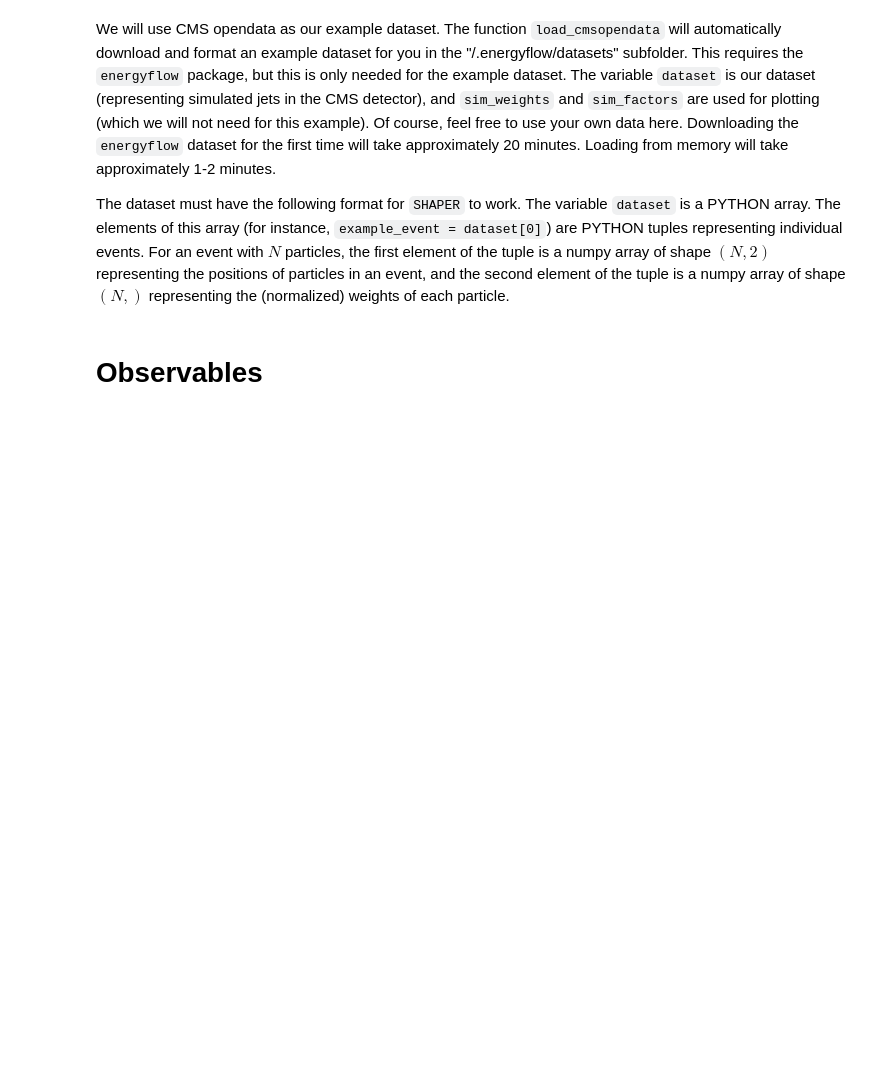
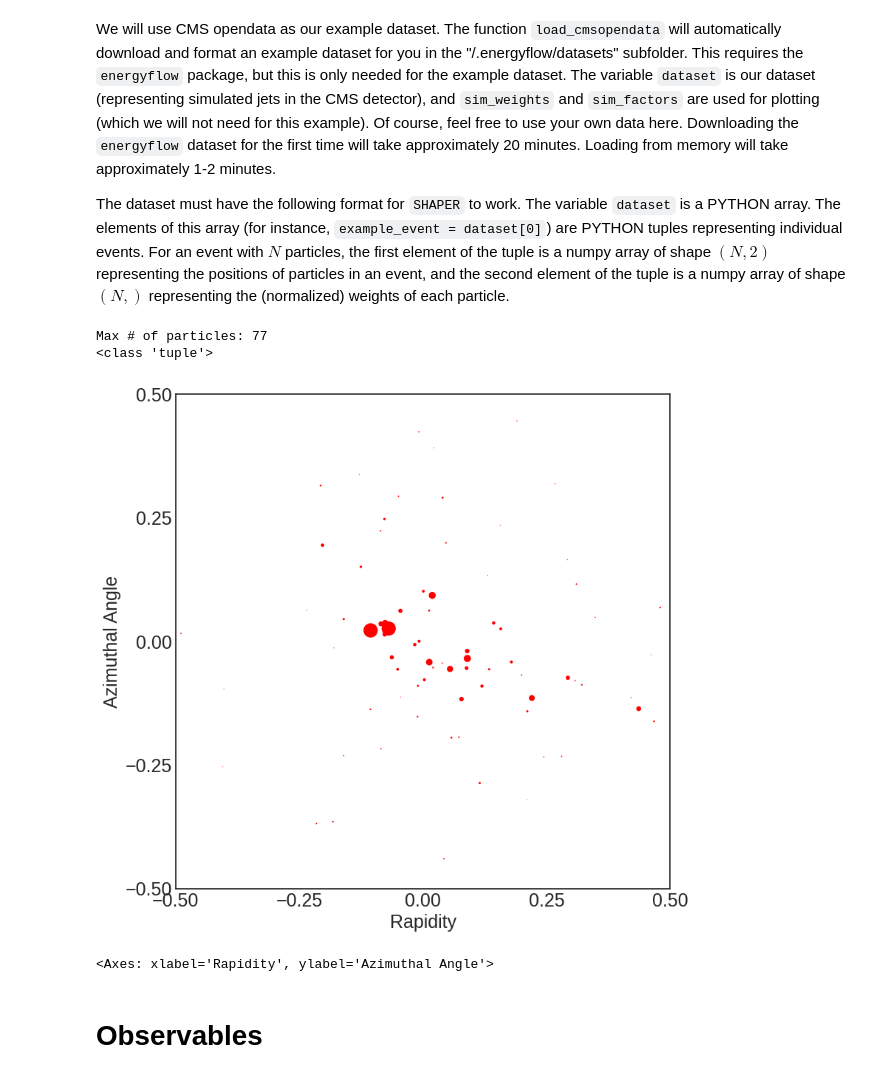
Before and after one commit to rikab/SHAPER, a Jupyter notebook: examples/example.ipynb, the cells around one changed output. Cells and saved outputs as stored; diff of their text form; code cells hidden in the pictures; blank space fills up the shorter version.

```diff
--- a/examples/example.ipynb
+++ b/examples/example.ipynb
@@ -43,21 +50,27 @@ The dataset must have the following format for `SHAPER` to work. The variable `d
 # %%
 # Parameters
 R = 0.5
 beta = 1.0
 N = 50
 pt_lower = 475
 pt_upper = 525
 eta = 1.9
 quality = 2
 pad = 125
 plot_dir = "results"
 
 # Load data (NOTE: Need the `energyflow` package installed for the default dataset, or provide your own data)
-dataset, sim_weights, sim_factors = load_cmsopendata("~/.energyflow/", "sim", pt_lower, pt_upper, eta, quality, pad, n = N)
+dataset, _ = load_cmsopendata("~/.energyflow/", "cms", pt_lower, pt_upper, eta, quality, n = N)
 
+print(type(dataset[0]))
 
 example_event = dataset[0]
-plot_event(example_event[0], example_event[1], R, color = "blue")
+plot_event(example_event[0], example_event[1], R, color = "red")
+# %% [output]
+Max # of particles: 77
+<class 'tuple'>
+[figure, added]
+<Axes: xlabel='Rapidity', ylabel='Azimuthal Angle'>
 # %% [markdown]
 # Observables
 # %% [markdown]
```
Also changed, not shown: parts of 3 cells of this notebook, 3 other files.
